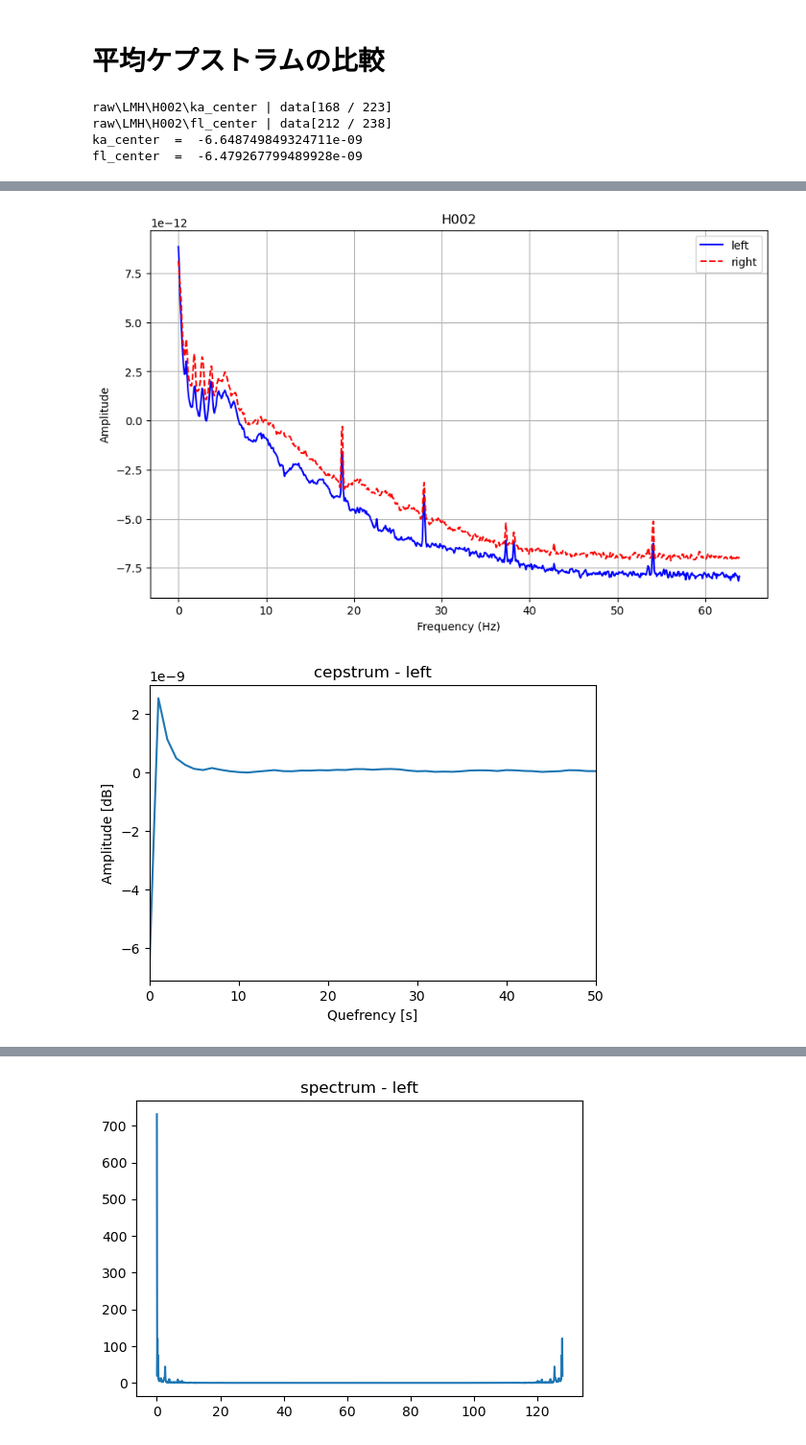
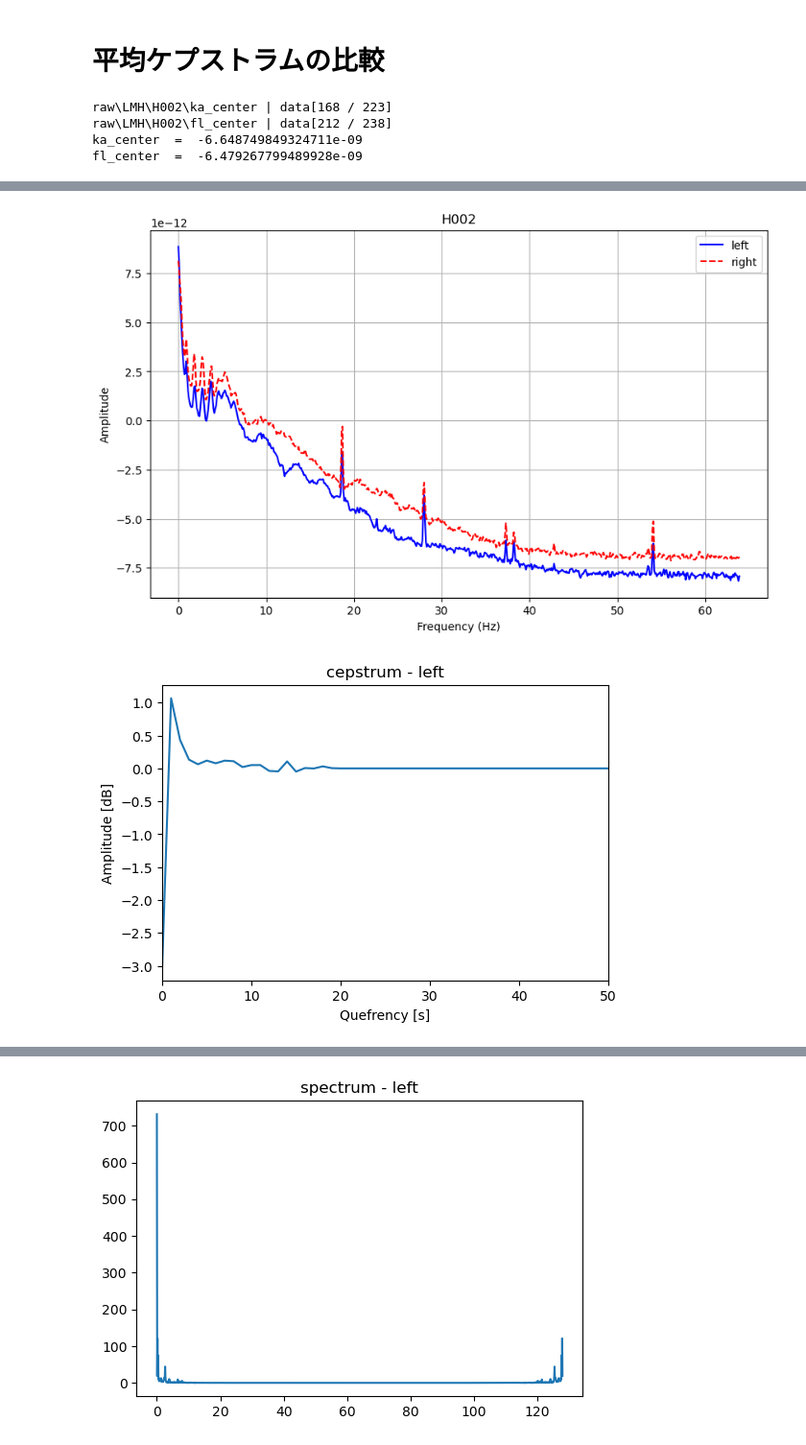
Before and after one commit to tetdarth/signal-processing-for-GMRF, a Jupyter notebook: src/exp_spectrogram.ipynb, the cells around one changed output, grey strips where cells are left out. Shown at 96% size. Drawn from its saved outputs; the diff is of its cells as text; code cells hidden in the pictures.

```diff
--- a/src/exp_spectrogram.ipynb
+++ b/src/exp_spectrogram.ipynb
@@ -500,35 +500,35 @@ _, tester2_name, tester2_mat, _ = dpath.getattributes(tester2, include_position=
 
 print(tester1_mat, ' = ', cep_l1[0])
 print(tester2_mat, ' = ', cep_l2[0])
 pp.freq_plot(cep_to_spectrum_l1, cep_to_spectrum_l2, 128, title='left - envelope comparison', legend=[tester1_mat, tester2_mat])
 pp.freq_plot(cep_to_spectrum_r1, cep_to_spectrum_r2, 128, title='right - envelope comparison', legend=[tester1_mat, tester2_mat])
 
 pp.freq_plot(cep_to_spectrum_l1, cep_to_spectrum_r1, 128, title='H002', legend=['left', 'right'])
 
 plt.figure(figsize=(6, 4))
-plt.plot(np.arange(0, 1280), cep_l1)
+plt.plot(np.arange(0, 1280), cepstrum_l.real - cep_l1)
 plt.xlim(0, 50)
 plt.title("cepstrum - left")
 plt.xlabel('Quefrency [s]')
 plt.ylabel('Amplitude [dB]')
 plt.show()
 
 plt.figure(figsize=(6, 4))
 plt.plot(np.arange(0, 1280), cep_r1)
 plt.xlim(0, 50)
 plt.title("cepstrum - left")
 plt.xlabel('Quefrency [s]')
 plt.ylabel('Amplitude [dB]')
 plt.show()
 # %% [output]
 raw\LMH\H002\ka_center | data[168 / 223]
 raw\LMH\H002\fl_center | data[212 / 238]
 ka_center  =  -6.648749849324711e-09
 fl_center  =  -6.479267799489928e-09
 [figure]
 [figure]
 [figure]
-[figure, old version]
+[figure, new version]
 [figure]
 # %%
 # han = np.hanning(len(wave_l))     # ハン窓
```
Also changed, not shown: 17 other files.
